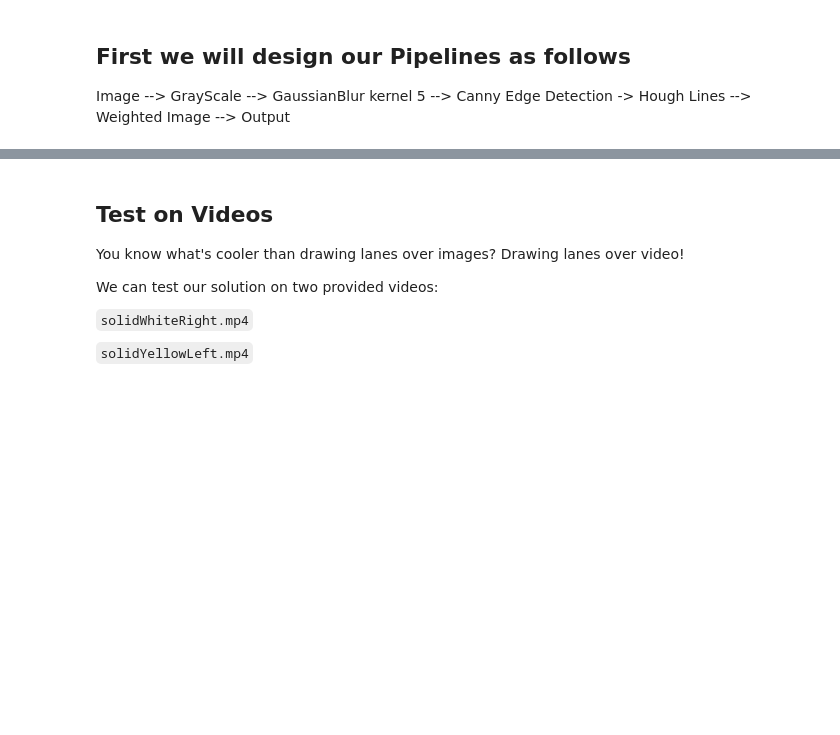
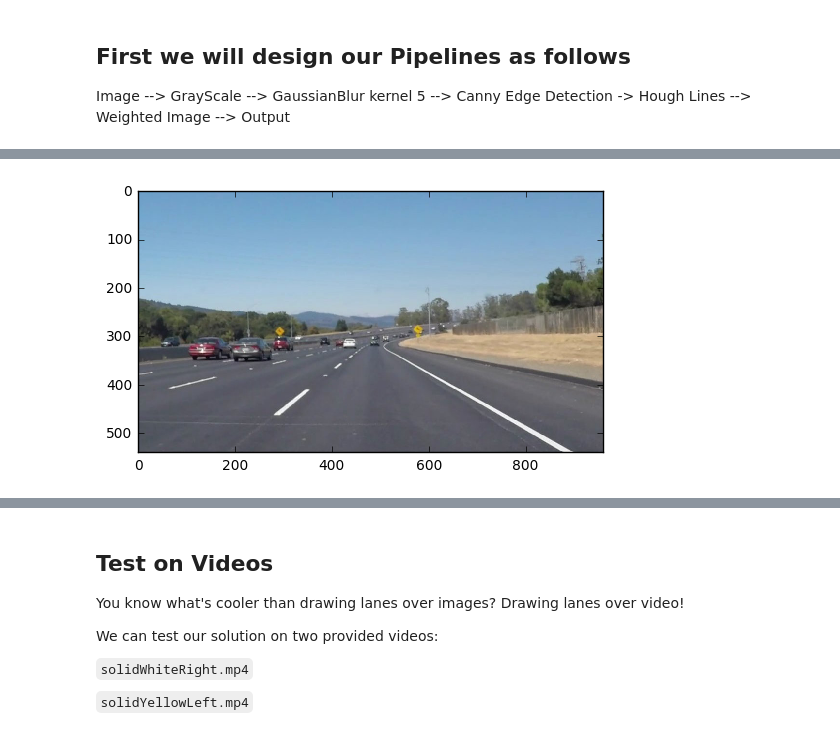
Before and after one commit to jatindhankhar/CarND-LaneLines-P1, a Jupyter notebook: P1.ipynb, the cells around one changed output, grey strips where cells are left out. Saved outputs shown, nothing was run; the diff lists cells and outputs as text; code cells hidden in the pictures; blank space fills up the shorter version.

```diff
--- a/P1.ipynb
+++ b/P1.ipynb
@@ -209,0 +219,15 @@ for image in images:
+# %%
+import numpy as np
+import matplotlib.pyplot as plt
+import mpldatacursor
+
+
+fig, ax = plt.subplots()
+image= plt.imread('test_images/solidWhiteCurve.jpg')
+ax.imshow(image, interpolation='none')
+mpldatacursor.datacursor(hover=True, bbox=dict(alpha=1, fc='w'))
+plt.show()
+
+# For this to work, don't run it in Juypter but in command line with a Gui like Qt/TK based backend
+# %% [output]
+[figure, added]
```
Also changed, not shown: parts of 6 cells of this notebook, 1 other file.
